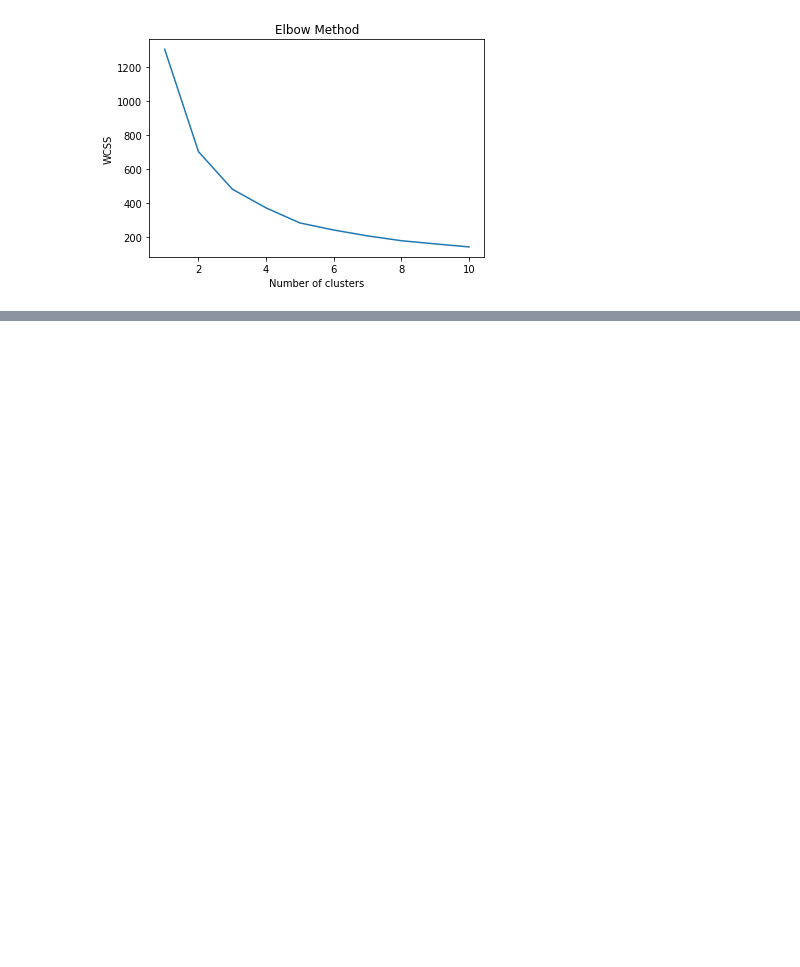
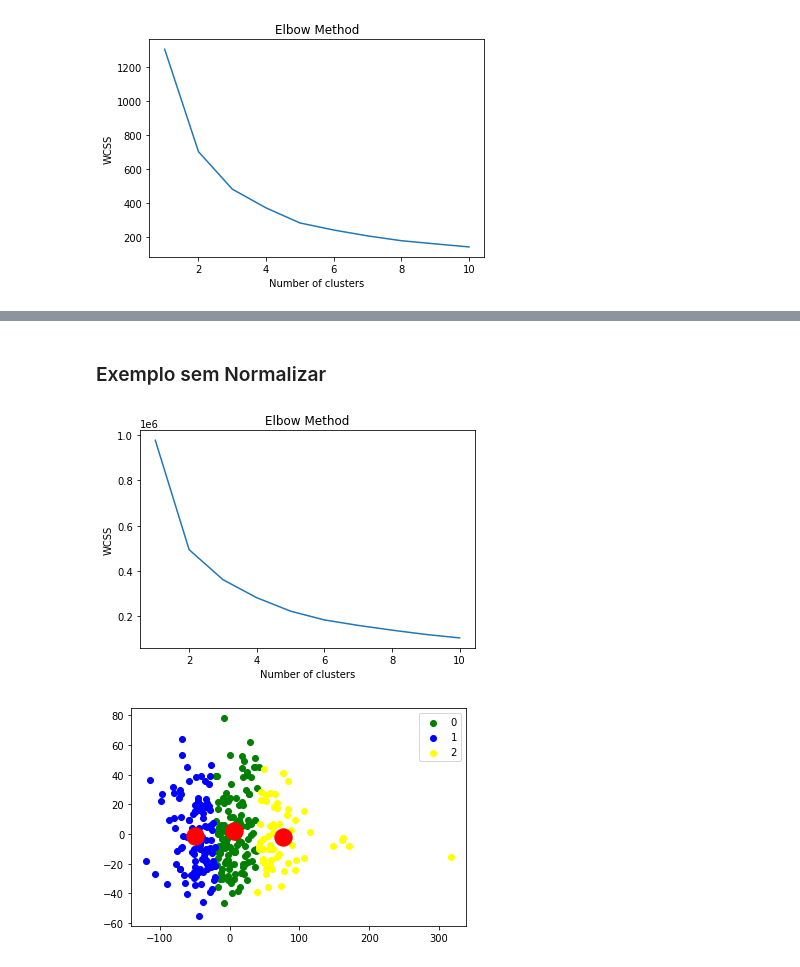
Before and after one commit to fabiobritoo/Machine-Learning, a Jupyter notebook: KMeans_Heart.ipynb, the cells around one changed output, grey strips where cells are left out. Cells and saved outputs as stored; diff of their text form; code cells hidden in the pictures; blank space fills up the shorter version.

```diff
--- a/KMeans_Heart.ipynb
+++ b/KMeans_Heart.ipynb
@@ -103,0 +95,43 @@ array([[-1.0280982 ,  0.15738853],
+# %% [markdown]
+### Exemplo sem Normalizar
+# %%
+# PCA
+pca = PCA(2)
+
+#Transform the data
+pca_x = pca.fit_transform(x)
+
+### Método do Elbow para encontrar a quantidade de clusters
+
+wcss = []
+for i in range(1, 11):
+    kmeans = KMeans(n_clusters=i, init='k-means++', max_iter=300, n_init=10, random_state=5)
+    kmeans.fit(pca_x)
+    wcss.append(kmeans.inertia_)
+plt.plot(range(1, 11), wcss)
+plt.title('Elbow Method')
+plt.xlabel('Number of clusters')
+plt.ylabel('WCSS')
+plt.show()
+
+#Initialize the class object
+kmeans = KMeans(n_clusters= 3)
+
+#predict the labels of clusters.
+label = kmeans.fit_predict(pca_x)
+
+#Getting unique labels
+u_labels = np.unique(label)
+
+colors = np.array(["green","blue","yellow","pink","black","orange","purple","beige","brown","gray","cyan","magenta"])
+
+#plotting the results:
+for i in u_labels:
+    plt.scatter(pca_x[label == i , 0] , pca_x[label == i , 1] , label = i, c=colors[i])
+
+plt.legend()
+plt.scatter(kmeans.cluster_centers_[:, 0], kmeans.cluster_centers_[:, 1], s=300, c='red')
+plt.show()
+# %% [output]
+[figure, added]
+[figure, added]
```
Also changed, not shown: parts of 5 cells of this notebook, 1 other file.
